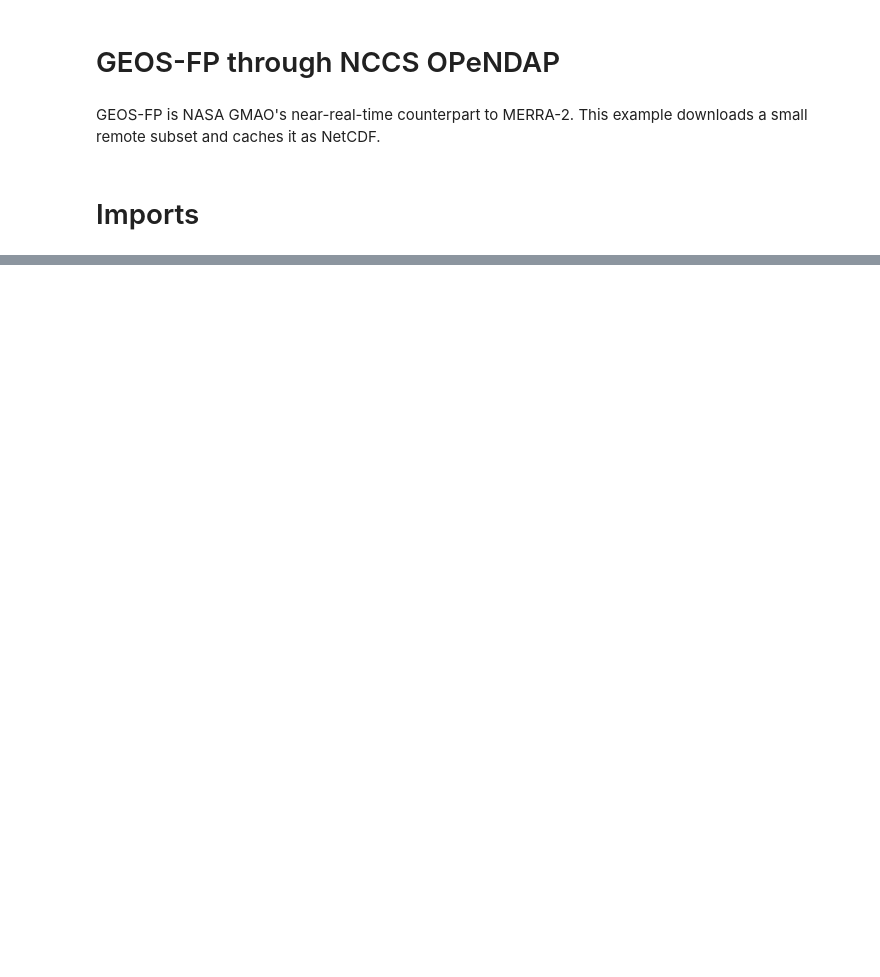
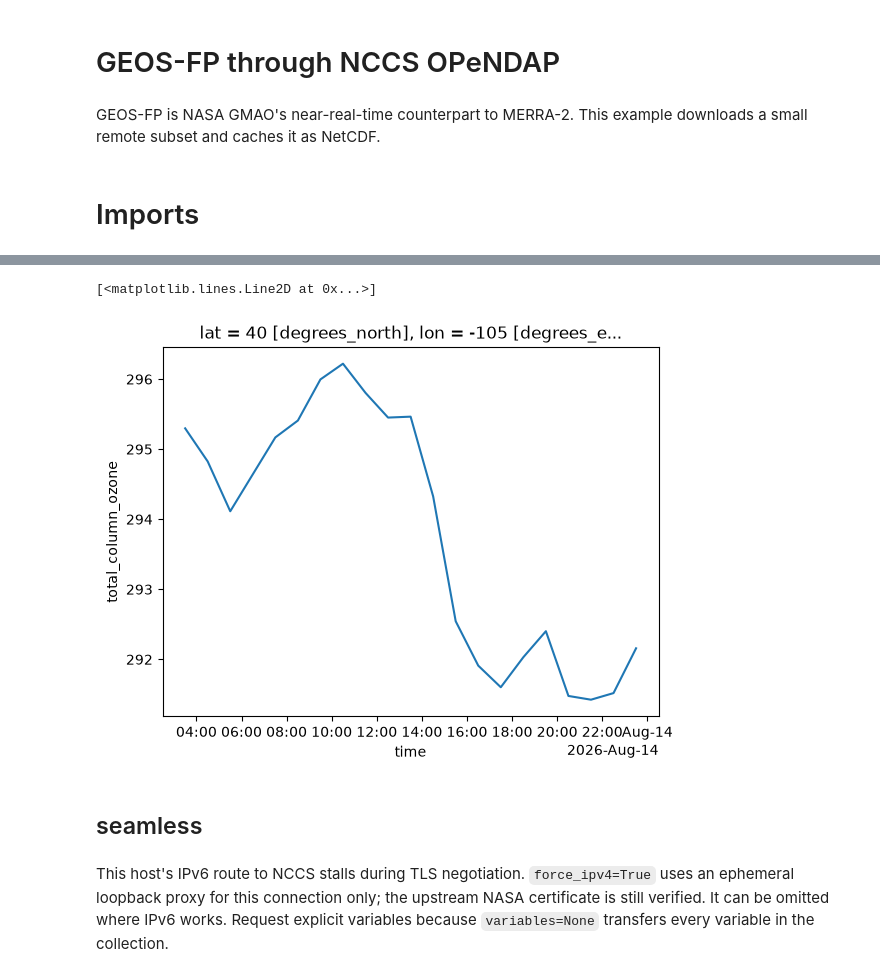
Before and after one commit to hagne/atm-py, a Jupyter notebook: examples/data_archives/nasa_geosFp.ipynb, the cells around one changed output, grey strips where cells are left out. Saved outputs shown, nothing was run; the diff lists cells and outputs as text; code cells hidden in the pictures; blank space fills up the shorter version.

```diff
--- a/examples/data_archives/nasa_geosFp.ipynb
+++ b/examples/data_archives/nasa_geosFp.ipynb
@@ -85,0 +63,18 @@ Data variables: (12/45)
+# %%
+gi = atmgfp.GeosFp(stream='fcast', force_ipv4=True)
+# %%
+dsfc = gi.download(
+    "2026-08-13",
+    "2026-08-13",
+    variables=["to3"],
+    bbox=(-106, 39, -104, 41),
+)
+# %%
+dsfc.to3.interp(lat = 40, lon = -105).plot()
+# %% [output]
+[<matplotlib.lines.Line2D at 0x...>]
+[figure, added]
+# %% [markdown]
+## seamless
+# %% [markdown]
+This host's IPv6 route to NCCS stalls during TLS negotiation. `force_ipv4=True` uses an ephemeral loopback proxy for this connection only; the upstream NASA certificate is still verified. It can be omitted where IPv6 works. Request explicit variables because `variables=None` transfers every variable in the collection.
```
Also changed, not shown: parts of 19 cells of this notebook.
